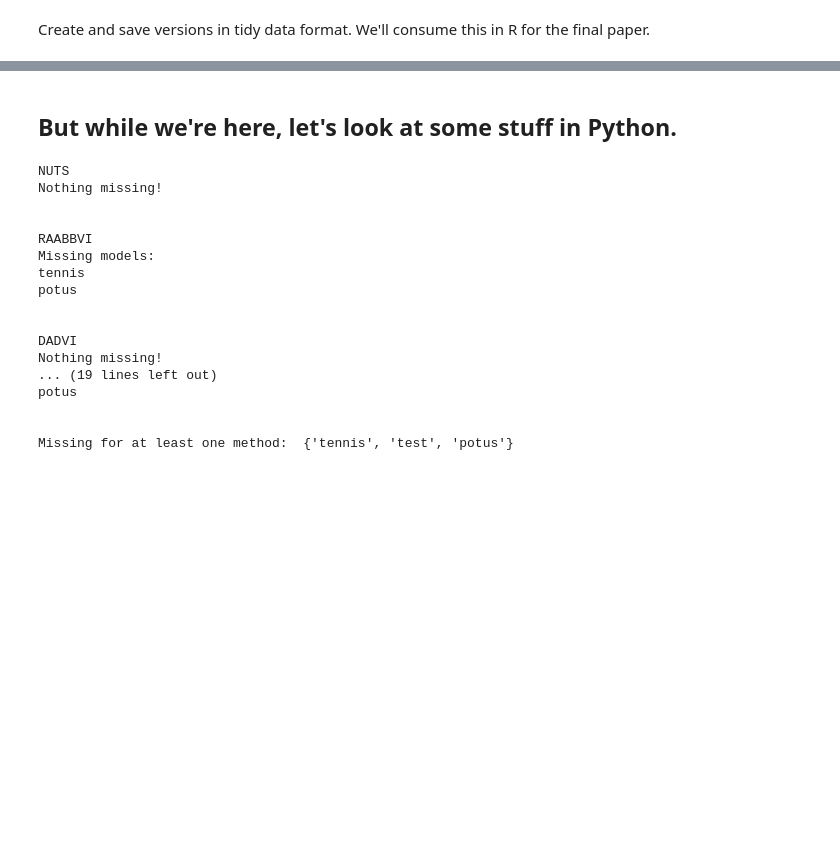
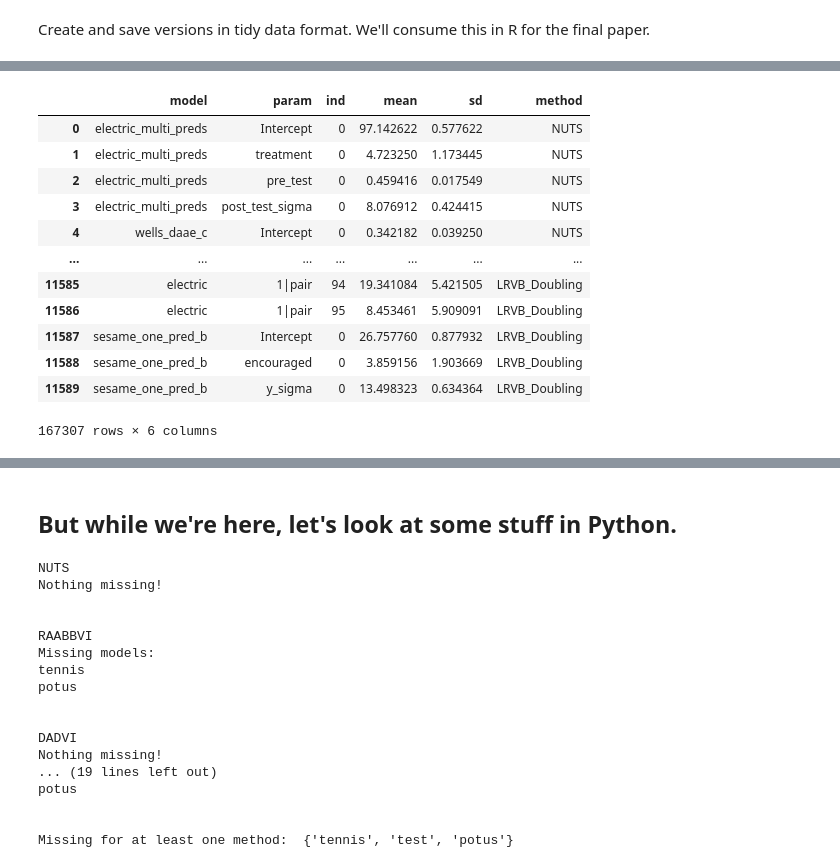
Before and after one commit to martiningram/dadvi-experiments, a Jupyter notebook: comparison/analysis/compare_moment_estimates.ipynb, the cells around one changed output, grey strips where cells are left out. Saved outputs shown, nothing was run; the diff lists cells and outputs as text; code cells hidden in the pictures; blank space fills up the shorter version.

Commit message:
load metadata tidily

```diff
--- a/comparison/analysis/compare_moment_estimates.ipynb
+++ b/comparison/analysis/compare_moment_estimates.ipynb
@@ -43,27 +43,3 @@ LRVB_Doubling ../blade_runs/lrvb_doubling_results
 # %%
 # Assert that VALID_METHODS and the loaded methods are the same
 assert(len(set(all_results.keys()).symmetric_difference(VALID_METHODS)) == 0)
-# %%
-from load_results_lib import compute_means, compute_sds
-
-from os.path import join, split, splitext
-from glob import glob
-import pandas as pd
-import numpy as np
-import pickle
-
-cur_folder, cur_method = folder_method_list[2]
-model_dicts = glob(join(cur_folder, "draw_dicts", "*.npz"))[0:10]
-# print(model_dicts)
-
-data = pd.DataFrame({"draw_dict_path": model_dicts})
-
-draw_dict = data["draw_dict_path"].apply(lambda x: dict(np.load(x)))
-data["draws"] = data["draw_dict_path"].apply(lambda x: dict(np.load(x)))
-
-print(len(data))
-for i in range(len(data)):
-    params =  data['draws'][i].keys()
-    for param in params:
-        # The first index is the chain, the second is the draw.
-        print(data['draws'][i][param].shape)
@@ -96,9 +54,18 @@ for i in range(len(data)):
 # %% [markdown]
 Create and save versions in tidy data format.  We'll consume this in R for the final paper.
 # %%
+def GetDrawFilenames(folder):
+    draw_filenames = glob(join(folder, "draw_dicts", "*.npz"))
+    model_names = [ splitext(split(filename)[-1])[0]
+                    for filename in draw_filenames ]
+    return draw_filenames, model_names
+
+
 def GetMethodDataframe(folder, method):
-    model_dicts = glob(join(folder, "draw_dicts", "*.npz"))[0:10]
-    draw_dict = { splitext(split(model)[-1])[0]: dict(np.load(model)) for model in model_dicts }
+    draw_filenames, model_names = GetDrawFilenames(folder)
+    draw_dict = {
+        model: dict(np.load(filename))
+        for filename, model in zip(draw_filenames, model_names) }
 
     method_dict = {
         'model': [],
@@ -139,7 +106,8 @@ import pickle
 
 results_dfs = []
 results_df = pd.DataFrame()
-for cur_folder, cur_method in folder_method_list:
-    results_dfs.append(GetMethodDataframe(cur_folder, cur_method))
+for folder, method in folder_method_list:
+    print(f'Loading {method}')
+    results_dfs.append(GetMethodDataframe(folder, method))
 
 results_df = pd.concat(results_dfs)
@@ -145,0 +122,16 @@ results_df = pd.concat(results_dfs)
+# %%
+results_df
+# %% [output]
+|  | model | param | ind | mean | sd | method |
+| 0 | electric_multi_preds | Intercept | 0 | 97.142622 | 0.577622 | NUTS |
+| 1 | electric_multi_preds | treatment | 0 | 4.723250 | 1.173445 | NUTS |
+| 2 | electric_multi_preds | pre_test | 0 | 0.459416 | 0.017549 | NUTS |
+| 3 | electric_multi_preds | post_test_sigma | 0 | 8.076912 | 0.424415 | NUTS |
+| 4 | wells_daae_c | Intercept | 0 | 0.342182 | 0.039250 | NUTS |
+| ... | ... | ... | ... | ... | ... | ... |
+| 11585 | electric | 1|pair | 94 | 19.341084 | 5.421505 | LRVB_Doubling |
+| 11586 | electric | 1|pair | 95 | 8.453461 | 5.909091 | LRVB_Doubling |
+| 11587 | sesame_one_pred_b | Intercept | 0 | 26.757760 | 0.877932 | LRVB_Doubling |
+| 11588 | sesame_one_pred_b | encouraged | 0 | 3.859156 | 1.903669 | LRVB_Doubling |
+| 11589 | sesame_one_pred_b | y_sigma | 0 | 13.498323 | 0.634364 | LRVB_Doubling |
+167307 rows × 6 columns
```
Also changed, not shown: parts of 5 cells of this notebook.
